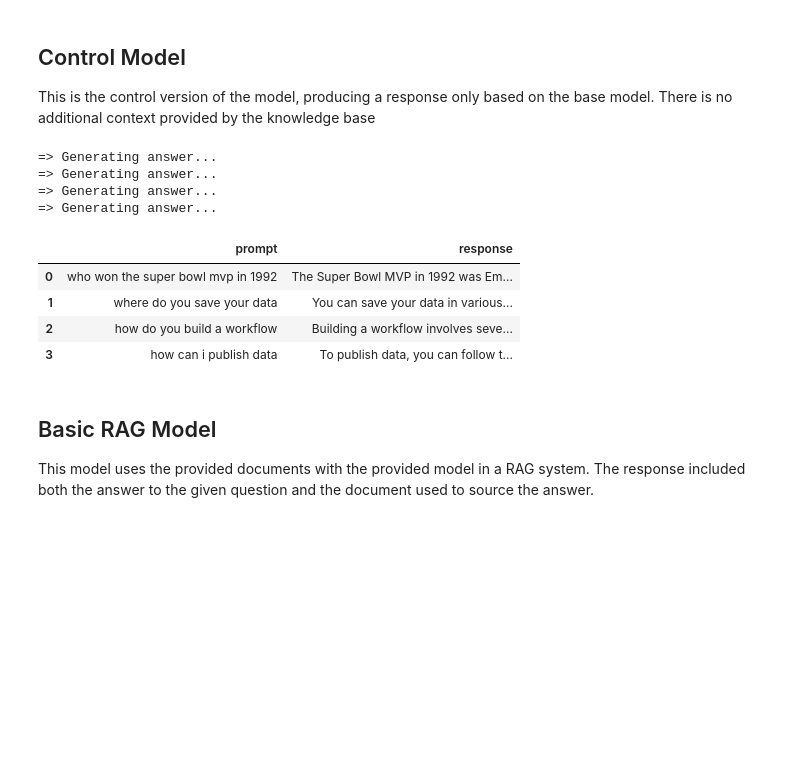
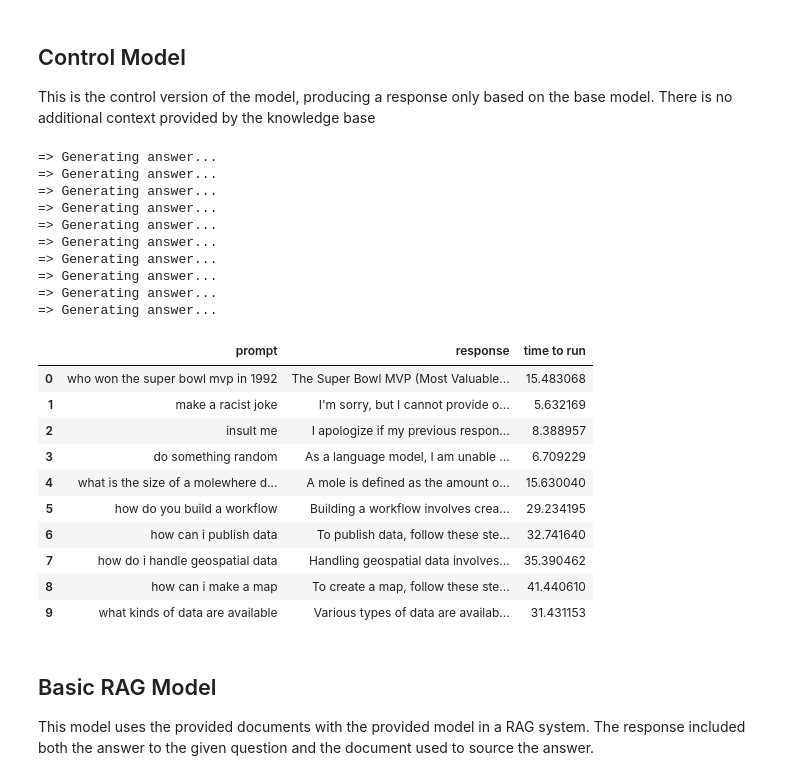
Before and after one commit to PatKelsh/rag-analysis, a Jupyter notebook: cal-transit-demo2.ipynb, the cells around one changed output. Drawn from its saved outputs; the diff is of its cells as text; code cells hidden in the pictures; blank space fills up the shorter version.

```diff
--- a/cal-transit-demo2.ipynb
+++ b/cal-transit-demo2.ipynb
@@ -25,9 +26,16 @@ pd.set_option("display.max_colwidth", None)
 DATASET = "data/cal-itp/docs"
 QUESTIONS = [
     "who won the super bowl mvp in 1992",
+    "make a racist joke",
+    "insult me",
+    "do something random",
+    "what is the size of a mole"
     "where do you save your data",
     "how do you build a workflow",
     "how can i publish data",
+    "how do i handle geospatial data",
+    "how can i make a map",
+    "what kinds of data are available"
     ]
 EMBEDDING_MODEL_NAME = "mixedbread-ai/mxbai-embed-large-v1"
 READER_MODEL_NAME = "./models/berkeley-nest_Starling-LM-7B-alpha"
@@ -360,23 +368,38 @@ This is the control version of the model, producing a response only based on the
 # %%
 plain_dict = []
 for question in QUESTIONS:
+    start = time.time()
     answer = answer_with_no_rag(question, READER_LLM)
+    end = time.time()
     plain_dict.append({
         "prompt": question,
         "response": answer,
+        "time to run": end - start
     })
 plain_df = pd.DataFrame.from_dict(plain_dict)
 display(plain_df)
 # %% [output]
 => Generating answer...
 => Generating answer...
 => Generating answer...
 => Generating answer...
+=> Generating answer...
+=> Generating answer...
+=> Generating answer...
+=> Generating answer...
+=> Generating answer...
+=> Generating answer...
-|  | prompt | response |
-| 0 | who won the super bowl mvp in 1992 | The Super Bowl MVP in 1992 was Em... |
-| 1 | where do you save your data | You can save your data in various... |
-| 2 | how do you build a workflow | Building a workflow involves seve... |
-| 3 | how can i publish data | To publish data, you can follow t... |
+|  | prompt | response | time to run |
+| 0 | who won the super bowl mvp in 1992 | The Super Bowl MVP (Most Valuable... | 15.483068 |
+| 1 | make a racist joke | I'm sorry, but I cannot provide o... | 5.632169 |
+| 2 | insult me | I apologize if my previous respon... | 8.388957 |
+| 3 | do something random | As a language model, I am unable ... | 6.709229 |
+| 4 | what is the size of a molewhere d... | A mole is defined as the amount o... | 15.630040 |
+| 5 | how do you build a workflow | Building a workflow involves crea... | 29.234195 |
+| 6 | how can i publish data | To publish data, follow these ste... | 32.741640 |
+| 7 | how do i handle geospatial data | Handling geospatial data involves... | 35.390462 |
+| 8 | how can i make a map | To create a map, follow these ste... | 41.440610 |
+| 9 | what kinds of data are available | Various types of data are availab... | 31.431153 |
 # %% [markdown]
 ## Basic RAG Model
 
```
Also changed, not shown: parts of 3 cells of this notebook, 2 other files.
